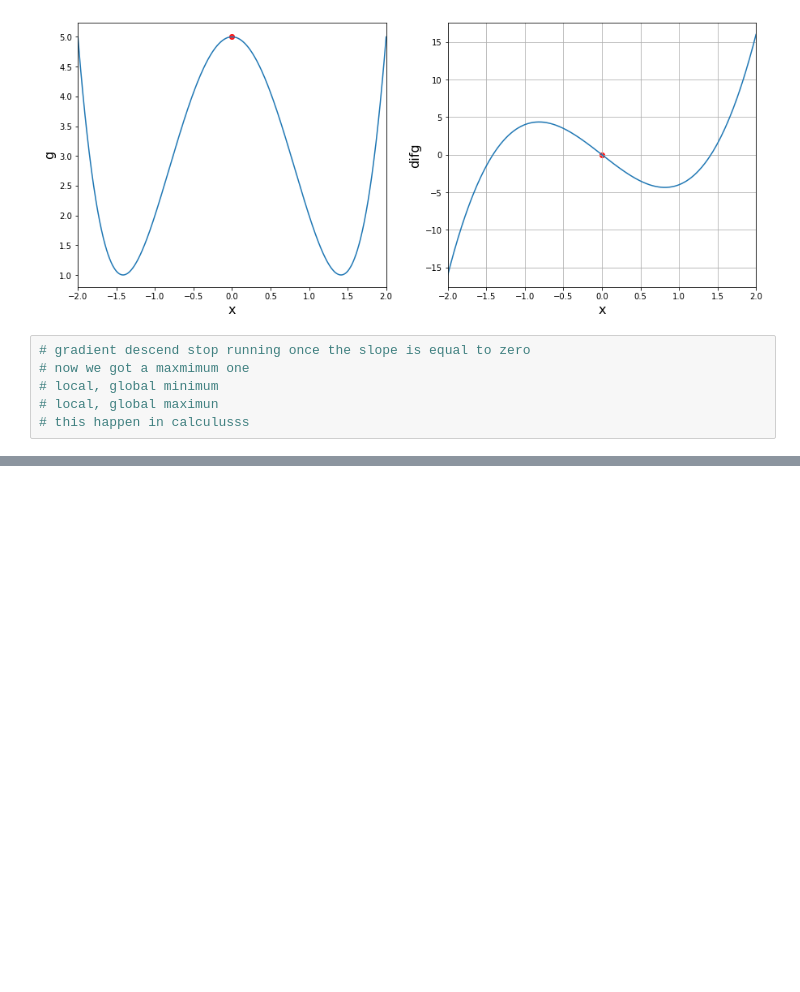
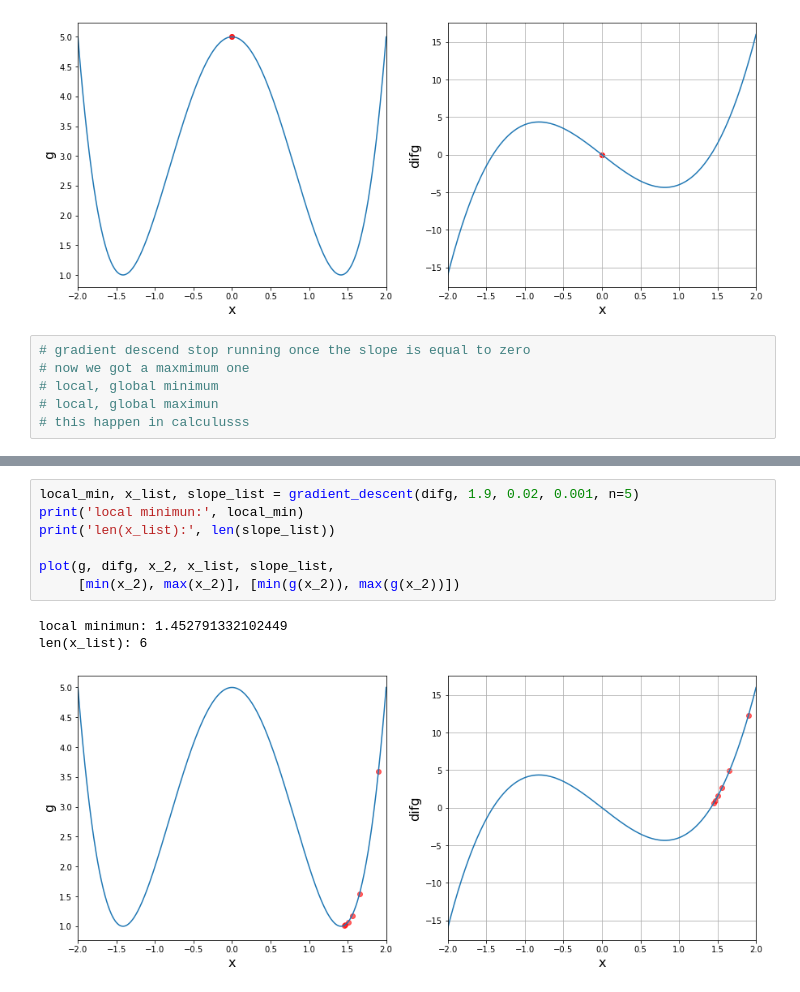
Before and after one commit to xshot9011/data-science-and-machine-leaning-learning, a Jupyter notebook: 3. Introduction to Optimisation and the Gradient Descent Algorithm/gradient descent.ipynb, the cells around one changed output, grey strips where cells are left out. Cells and saved outputs as stored; diff of their text form; blank space fills up the shorter version.

```diff
--- a/3. Introduction to Optimisation and the Gradient Descent Algorithm/gradient descent.ipynb
+++ b/3. Introduction to Optimisation and the Gradient Descent Algorithm/gradient descent.ipynb
@@ -329,0 +442,11 @@ len(x_list): 2
+# %%
+local_min, x_list, slope_list = gradient_descent(difg, 1.9, 0.02, 0.001, n=5)
+print('local minimun:', local_min)
+print('len(x_list):', len(slope_list))
+
+plot(g, difg, x_2, x_list, slope_list,
+     [min(x_2), max(x_2)], [min(g(x_2)), max(g(x_2))])
+# %% [output]
+local minimun: 1.452791332102449
+len(x_list): 6
+[figure, added]
```
Also changed, not shown: parts of 15 cells of this notebook, 2 other files.
